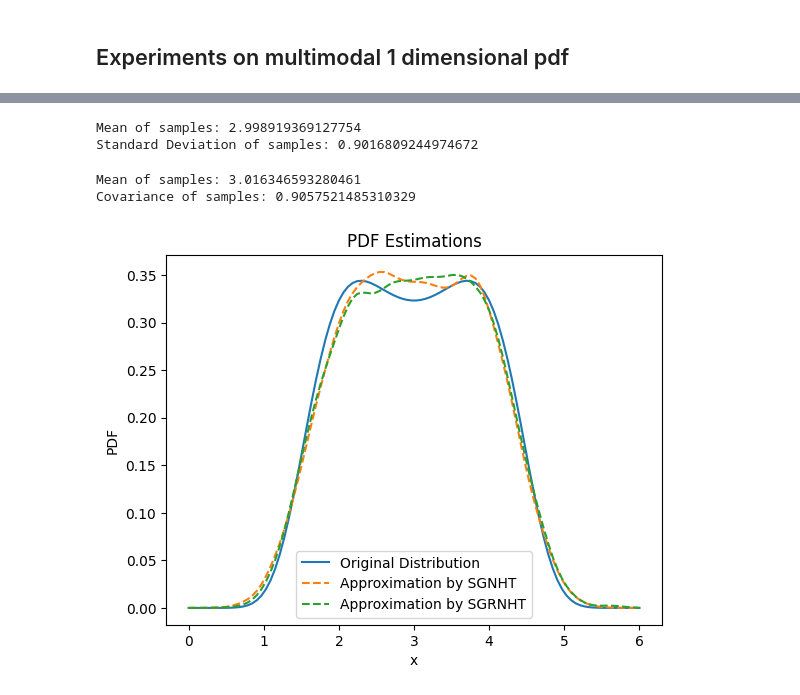
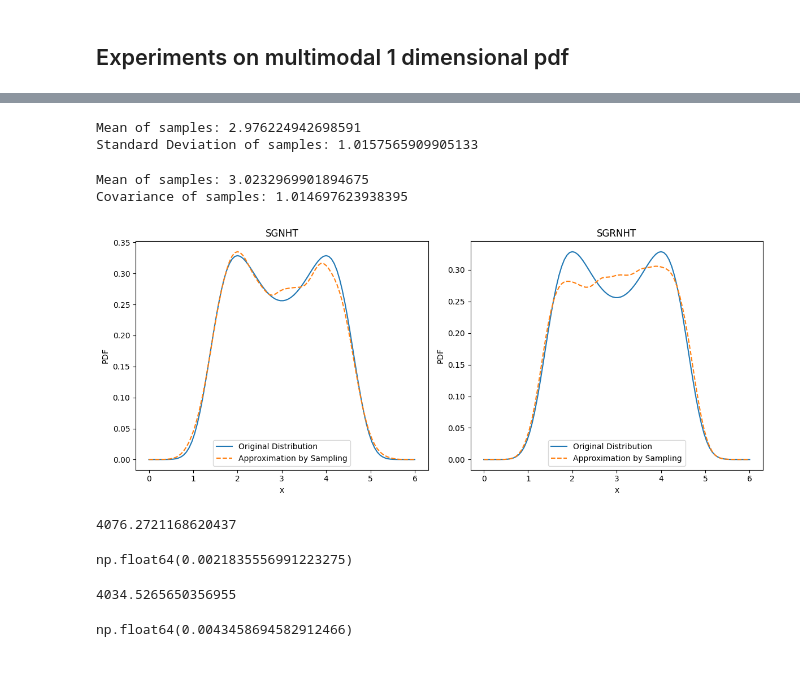
Before and after one commit to Shubham-Mate/Exploratory-Project, a Jupyter notebook: SGNHT Experiments.ipynb, the cells around one changed output, grey strips where cells are left out. Saved outputs shown, nothing was run; the diff lists cells and outputs as text; code cells hidden in the pictures; blank space fills up the shorter version.

Commit message:
Fixed KL Divergence Function + Completed 2nd multimodal experiment

```diff
--- a/SGNHT Experiments.ipynb
+++ b/SGNHT Experiments.ipynb
@@ -589,10 +479,10 @@ eta_0 = 0.05  # Initial learning rate
 theta_init = random.random()
 r_init = random.random()
 eps_init = 0
-a = 3
-num_samples = 5000  # Number of samples we want to collect after burn-in
-log_p = lambda x: ((x-custom_dist_mean)**4 - (x-custom_dist_mean)**2) / (custom_dist_std_dev**2)
-grad_log_p = lambda x: (4 * ((x-custom_dist_mean)**3) - 2 * (x-custom_dist_mean)) / (custom_dist_std_dev**2)
+a = 5
+num_samples = 15000  # Number of samples we want to collect after burn-in
+log_p = lambda x: ((x-custom_dist_mean)**4 - 2*(x-custom_dist_mean)**2) / (custom_dist_std_dev**2)
+grad_log_p = lambda x: (4 * ((x-custom_dist_mean)**3) - 4 * (x-custom_dist_mean)) / (custom_dist_std_dev**2)
 # %%
 # Sampling using regular SGNHT
 samples_sgnht = sgnht_sample_univariate(num_samples=num_samples,
@@ -608,12 +498,12 @@ samples_sgnht = sgnht_sample_univariate(num_samples=num_samples,
 print("Mean of samples:", np.mean(samples_sgnht, axis=0))
 print("Standard Deviation of samples:", np.std(samples_sgnht))
 # %% [output]
-Mean of samples: 2.998919369127754
-Standard Deviation of samples: 0.9016809244974672
+Mean of samples: 2.976224942698591
+Standard Deviation of samples: 1.0157565909905133
 # %%
 # Sample using new SGRNHT Algorithm
 c = 0.5
-d = 2.5
+d = 1.5
 
 samples_sgrnht = sgrnht_sample_univariate(num_samples=num_samples,
                                                theta_init=theta_init,
@@ -625,25 +515,31 @@ samples_sgrnht = sgrnht_sample_univariate(num_samples=num_samples,
                                                log_p = log_p,
                                                grad_log_p = grad_log_p,
                                                eta_0=eta_0,
-                                               burn_in=500)
+                                               burn_in=3000)
 
 print("Mean of samples:", np.mean(samples_sgrnht, axis=0))
 print("Covariance of samples:", np.std(samples_sgrnht))
 # %% [output]
-Mean of samples: 3.016346593280461
-Covariance of samples: 0.9057521485310329
+Mean of samples: 3.0232969901894675
+Covariance of samples: 1.014697623938395
-# %%
-kde_sgnht = gaussian_kde(samples_sgnht)
-kde_sgrnht = gaussian_kde(samples_sgrnht)
-
-plt.plot(x, custom_dist.pdf(x), label='Original Distribution')
-plt.plot(x, kde_sgnht(x), linestyle='--', label='Approximation by SGNHT')
-plt.plot(x, kde_sgrnht(x), linestyle='--', label='Approximation by SGRNHT')
-
-plt.title('PDF Estimations')
-plt.xlabel('x')
-plt.ylabel('PDF')
-plt.legend()
-plt.show()
-# %% [output]
-[figure, removed]
+# %%
+fig, ax = plt.subplots(nrows=1, ncols=2, figsize=(12, 5))
+
+plot_sampled_distribution(ax[0], custom_dist, samples_sgnht, custom_dist_mean, custom_dist_std_dev, title='Approximation by SGNHT')
+plot_sampled_distribution(ax[1], custom_dist, samples_sgrnht, custom_dist_mean, custom_dist_std_dev, title='Approximation by SGRNHT')
+
+plt.legend()
+plt.tight_layout()
+plt.show()
+# %% [output]
+[figure, added]
+# %%
+kl_divergence(samples_sgnht, custom_dist)
+# %% [output]
+4076.2721168620437
+np.float64(0.0021835556991223275)
+# %%
+kl_divergence(samples_sgrnht, custom_dist)
+# %% [output]
+4034.5265650356955
+np.float64(0.0043458694582912466)
```
Also changed, not shown: parts of 19 cells of this notebook, 1 other file.
